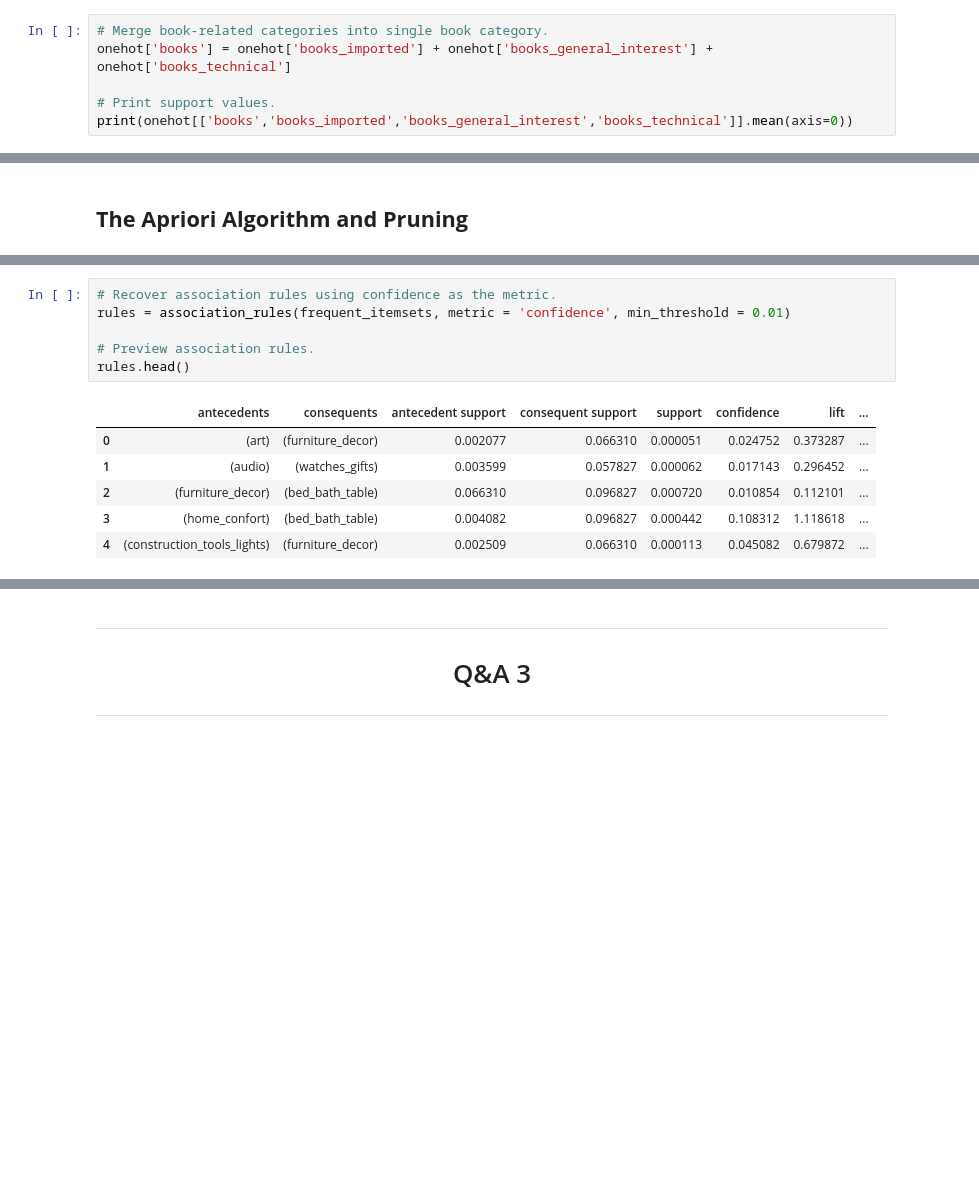
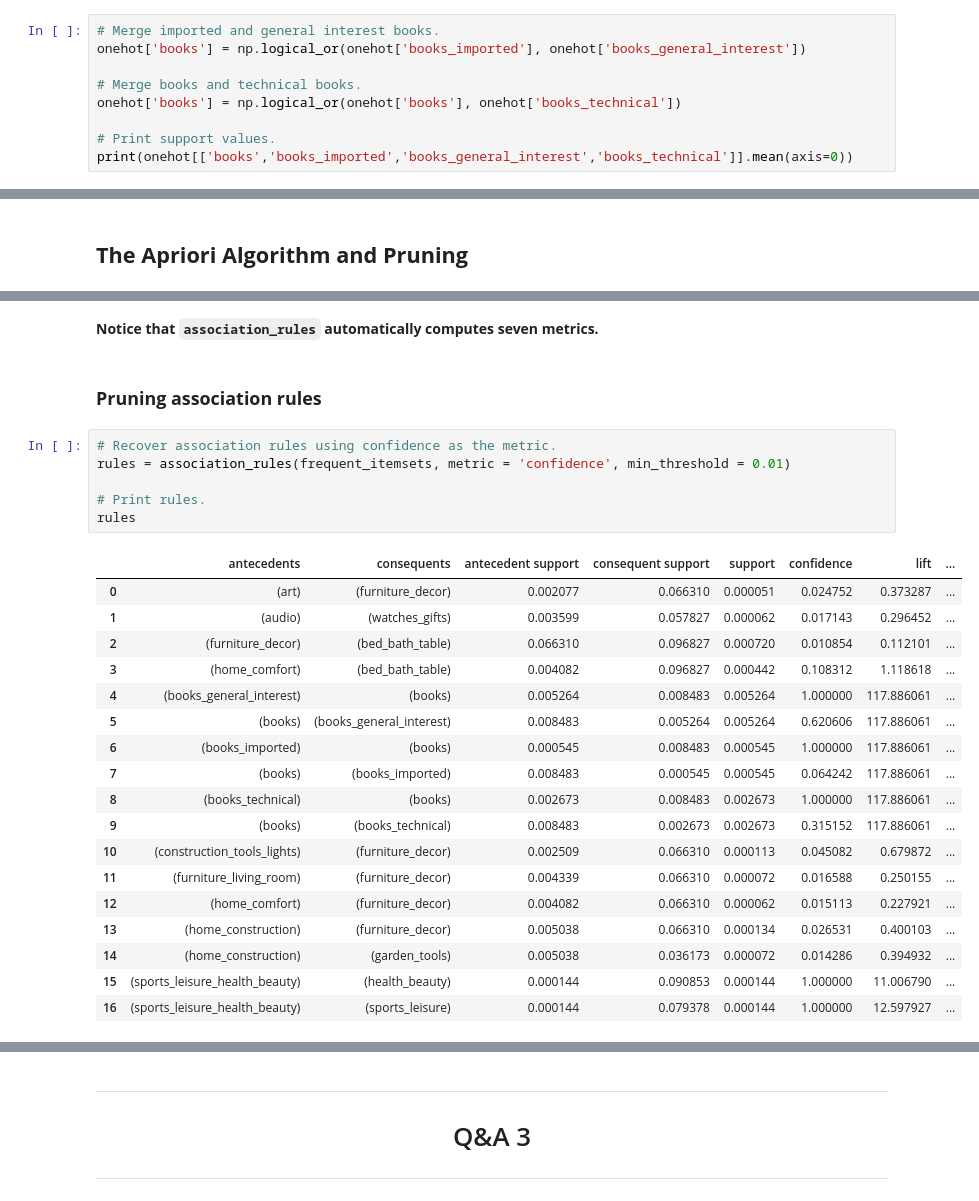
Before and after one commit to datacamp/Market-Basket-Analysis-in-python-live-training, a Jupyter notebook: notebooks/market_basket_analysis_in_python_solution.ipynb, the cells around one changed output, grey strips where cells are left out. Saved outputs shown, nothing was run; the diff lists cells and outputs as text; blank space fills up the shorter version.

```diff
--- a/notebooks/market_basket_analysis_in_python_solution.ipynb
+++ b/notebooks/market_basket_analysis_in_python_solution.ipynb
@@ -382,6 +388,9 @@ print(onehot['sports_leisure_health_beauty'].mean(axis = 0))
 # %%
-# Merge book-related categories into single book category.
-onehot['books'] = onehot['books_imported'] + onehot['books_general_interest'] + onehot['books_technical']
+# Merge imported and general interest books.
+onehot['books'] = np.logical_or(onehot['books_imported'], onehot['books_general_interest'])
+
+# Merge books and technical books.
+onehot['books'] = np.logical_or(onehot['books'], onehot['books_technical'])
 
 # Print support values.
 print(onehot[['books','books_imported','books_general_interest','books_technical']].mean(axis=0))
@@ -507,16 +561,32 @@ print(rules)
+# %% [markdown]
+**Notice that `association_rules` automatically computes seven metrics.**
+# %% [markdown]
+### **Pruning association rules**
 # %%
 # Recover association rules using confidence as the metric.
 rules = association_rules(frequent_itemsets, metric = 'confidence', min_threshold = 0.01)
 
-# Preview association rules.
-rules.head()
+# Print rules.
+rules
 # %% [output]
 |  | antecedents | consequents | antecedent support | consequent support | support | confidence | lift | ... |
 | 0 | (art) | (furniture_decor) | 0.002077 | 0.066310 | 0.000051 | 0.024752 | 0.373287 | ... |
 | 1 | (audio) | (watches_gifts) | 0.003599 | 0.057827 | 0.000062 | 0.017143 | 0.296452 | ... |
 | 2 | (furniture_decor) | (bed_bath_table) | 0.066310 | 0.096827 | 0.000720 | 0.010854 | 0.112101 | ... |
-| 3 | (home_confort) | (bed_bath_table) | 0.004082 | 0.096827 | 0.000442 | 0.108312 | 1.118618 | ... |
-| 4 | (construction_tools_lights) | (furniture_decor) | 0.002509 | 0.066310 | 0.000113 | 0.045082 | 0.679872 | ... |
+| 3 | (home_comfort) | (bed_bath_table) | 0.004082 | 0.096827 | 0.000442 | 0.108312 | 1.118618 | ... |
+| 4 | (books_general_interest) | (books) | 0.005264 | 0.008483 | 0.005264 | 1.000000 | 117.886061 | ... |
+| 5 | (books) | (books_general_interest) | 0.008483 | 0.005264 | 0.005264 | 0.620606 | 117.886061 | ... |
+| 6 | (books_imported) | (books) | 0.000545 | 0.008483 | 0.000545 | 1.000000 | 117.886061 | ... |
+| 7 | (books) | (books_imported) | 0.008483 | 0.000545 | 0.000545 | 0.064242 | 117.886061 | ... |
+| 8 | (books_technical) | (books) | 0.002673 | 0.008483 | 0.002673 | 1.000000 | 117.886061 | ... |
+| 9 | (books) | (books_technical) | 0.008483 | 0.002673 | 0.002673 | 0.315152 | 117.886061 | ... |
+| 10 | (construction_tools_lights) | (furniture_decor) | 0.002509 | 0.066310 | 0.000113 | 0.045082 | 0.679872 | ... |
+| 11 | (furniture_living_room) | (furniture_decor) | 0.004339 | 0.066310 | 0.000072 | 0.016588 | 0.250155 | ... |
+| 12 | (home_comfort) | (furniture_decor) | 0.004082 | 0.066310 | 0.000062 | 0.015113 | 0.227921 | ... |
+| 13 | (home_construction) | (furniture_decor) | 0.005038 | 0.066310 | 0.000134 | 0.026531 | 0.400103 | ... |
+| 14 | (home_construction) | (garden_tools) | 0.005038 | 0.036173 | 0.000072 | 0.014286 | 0.394932 | ... |
+| 15 | (sports_leisure_health_beauty) | (health_beauty) | 0.000144 | 0.090853 | 0.000144 | 1.000000 | 11.006790 | ... |
+| 16 | (sports_leisure_health_beauty) | (sports_leisure) | 0.000144 | 0.079378 | 0.000144 | 1.000000 | 12.597927 | ... |
 # %%
 # Select rules with a consequent support above 0.07.
 rules = rules[rules['consequent support'] > 0.07]
```
Also changed, not shown: parts of 31 cells of this notebook.
